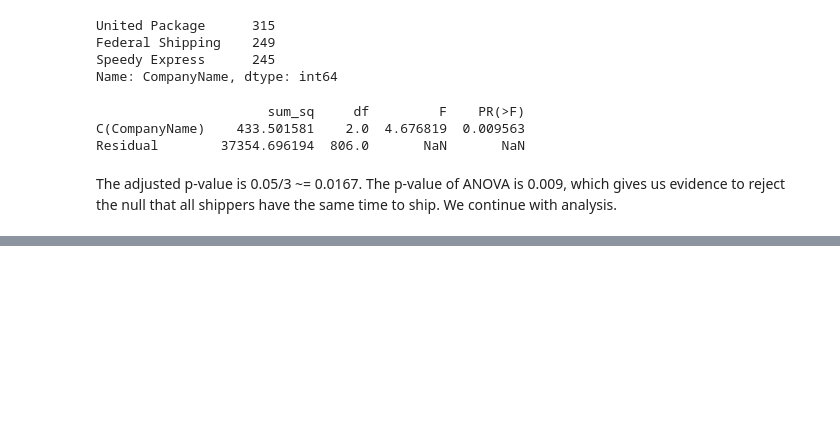
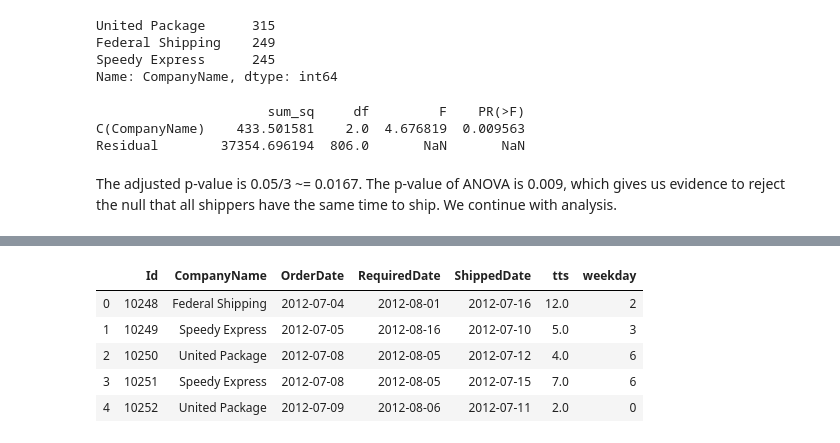
Before and after one commit to zachzazueta/Northwinds_redo, a Jupyter notebook: Northwinds_redo1.ipynb, the cells around one changed output, grey strips where cells are left out. Drawn from its saved outputs; the diff is of its cells as text; code cells hidden in the pictures; blank space fills up the shorter version.

```diff
--- a/Northwinds_redo1.ipynb
+++ b/Northwinds_redo1.ipynb
@@ -343,0 +364,10 @@ for i in range(0,3):
+# %%
+df2['weekday'] = [i.weekday() for i in df2['OrderDate']]
+df2.head()
+# %% [output]
+|  | Id | CompanyName | OrderDate | RequiredDate | ShippedDate | tts | weekday |
+| 0 | 10248 | Federal Shipping | 2012-07-04 | 2012-08-01 | 2012-07-16 | 12.0 | 2 |
+| 1 | 10249 | Speedy Express | 2012-07-05 | 2012-08-16 | 2012-07-10 | 5.0 | 3 |
+| 2 | 10250 | United Package | 2012-07-08 | 2012-08-05 | 2012-07-12 | 4.0 | 6 |
+| 3 | 10251 | Speedy Express | 2012-07-08 | 2012-08-05 | 2012-07-15 | 7.0 | 6 |
+| 4 | 10252 | United Package | 2012-07-09 | 2012-08-06 | 2012-07-11 | 2.0 | 0 |
```
Also changed, not shown: parts of 7 cells of this notebook.
